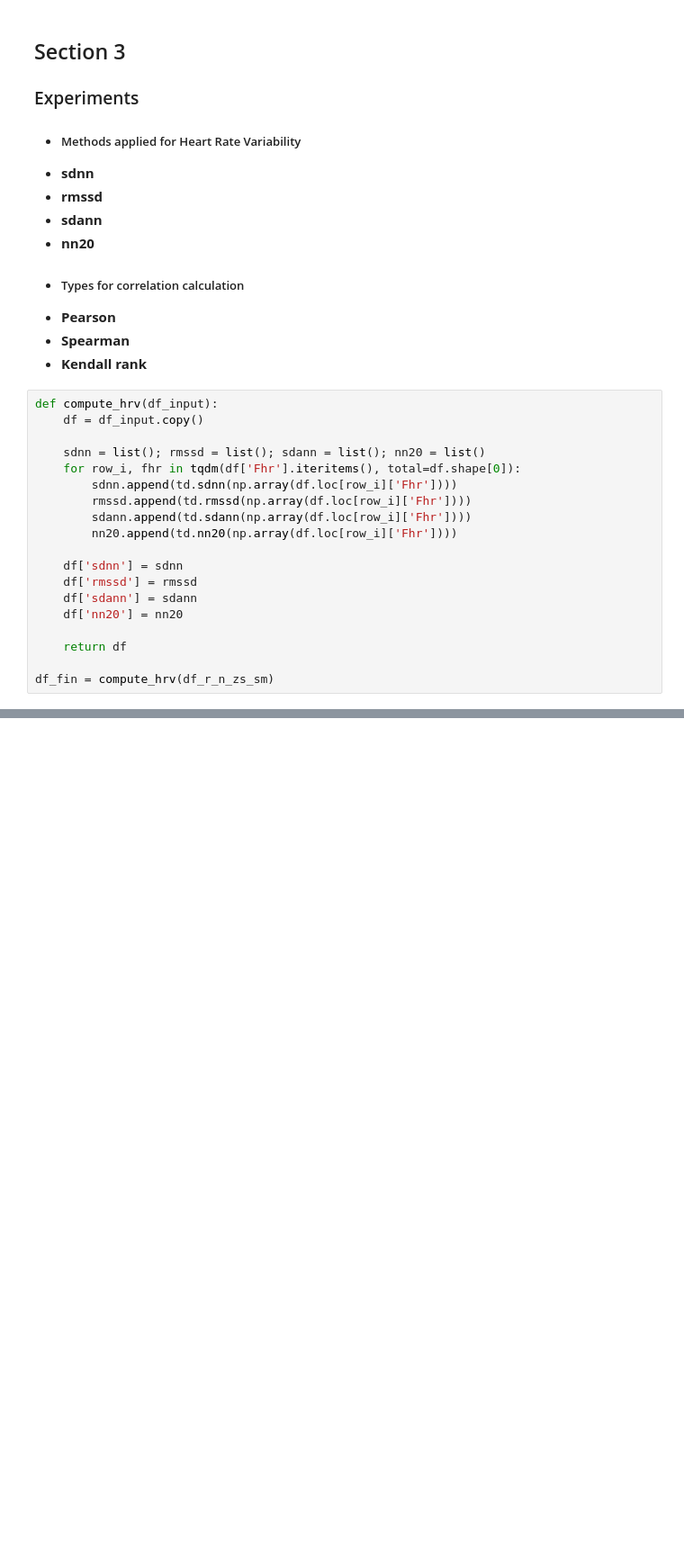
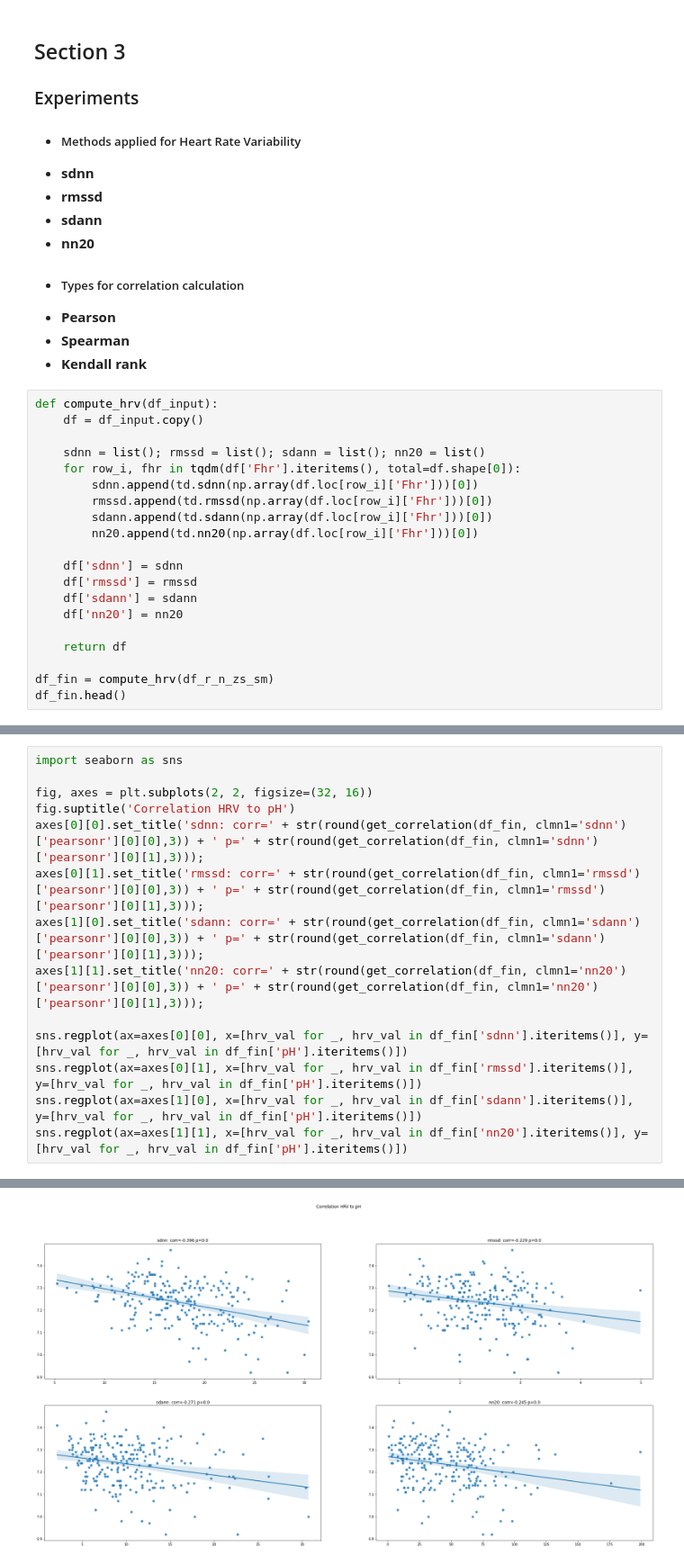
Before and after one commit to igeor/Cardiotocographic-Signal-Classification-based-on-Heart-Rate-Variability, a Jupyter notebook: report.ipynb, the cells around one changed output, grey strips where cells are left out. Shown at 90% size. Saved outputs shown, nothing was run; the diff lists cells and outputs as text; blank space fills up the shorter version.

Commit message:
scatters  linear regression section defined

```diff
--- a/report.ipynb
+++ b/report.ipynb
@@ -252,10 +254,10 @@ def compute_hrv(df_input):
 
     sdnn = list(); rmssd = list(); sdann = list(); nn20 = list()
     for row_i, fhr in tqdm(df['Fhr'].iteritems(), total=df.shape[0]):
-        sdnn.append(td.sdnn(np.array(df.loc[row_i]['Fhr'])))
-        rmssd.append(td.rmssd(np.array(df.loc[row_i]['Fhr'])))
-        sdann.append(td.sdann(np.array(df.loc[row_i]['Fhr'])))
-        nn20.append(td.nn20(np.array(df.loc[row_i]['Fhr'])))
+        sdnn.append(td.sdnn(np.array(df.loc[row_i]['Fhr']))[0])
+        rmssd.append(td.rmssd(np.array(df.loc[row_i]['Fhr']))[0])
+        sdann.append(td.sdann(np.array(df.loc[row_i]['Fhr']))[0])
+        nn20.append(td.nn20(np.array(df.loc[row_i]['Fhr']))[0])
 
     df['sdnn'] = sdnn
     df['rmssd'] = rmssd
@@ -265,3 +267,4 @@ def compute_hrv(df_input):
     return df
 
 df_fin = compute_hrv(df_r_n_zs_sm)
+df_fin.head()
@@ -277,0 +335,15 @@ df_fin.head()
+# %%
+import seaborn as sns
+
+fig, axes = plt.subplots(2, 2, figsize=(32, 16))
+fig.suptitle('Correlation HRV to pH')
+axes[0][0].set_title('sdnn: corr=' + str(round(get_correlation(df_fin, clmn1='sdnn')['pearsonr'][0][0],3)) + ' p=' + str(round(get_correlation(df_fin, clmn1='sdnn')['pearsonr'][0][1],3)));
+axes[0][1].set_title('rmssd: corr=' + str(round(get_correlation(df_fin, clmn1='rmssd')['pearsonr'][0][0],3)) + ' p=' + str(round(get_correlation(df_fin, clmn1='rmssd')['pearsonr'][0][1],3)));
+axes[1][0].set_title('sdann: corr=' + str(round(get_correlation(df_fin, clmn1='sdann')['pearsonr'][0][0],3)) + ' p=' + str(round(get_correlation(df_fin, clmn1='sdann')['pearsonr'][0][1],3)));
+axes[1][1].set_title('nn20: corr=' + str(round(get_correlation(df_fin, clmn1='nn20')['pearsonr'][0][0],3)) + ' p=' + str(round(get_correlation(df_fin, clmn1='nn20')['pearsonr'][0][1],3)));
+
+sns.regplot(ax=axes[0][0], x=[hrv_val for _, hrv_val in df_fin['sdnn'].iteritems()], y=[hrv_val for _, hrv_val in df_fin['pH'].iteritems()])
+sns.regplot(ax=axes[0][1], x=[hrv_val for _, hrv_val in df_fin['rmssd'].iteritems()], y=[hrv_val for _, hrv_val in df_fin['pH'].iteritems()])
+sns.regplot(ax=axes[1][0], x=[hrv_val for _, hrv_val in df_fin['sdann'].iteritems()], y=[hrv_val for _, hrv_val in df_fin['pH'].iteritems()])
+sns.regplot(ax=axes[1][1], x=[hrv_val for _, hrv_val in df_fin['nn20'].iteritems()], y=[hrv_val for _, hrv_val in df_fin['pH'].iteritems()])
+# %% [output]
@@ -277,0 +351 @@ df_fin.head()
+[figure, added]
```
Also changed, not shown: parts of 6 cells of this notebook, 1 other file.
